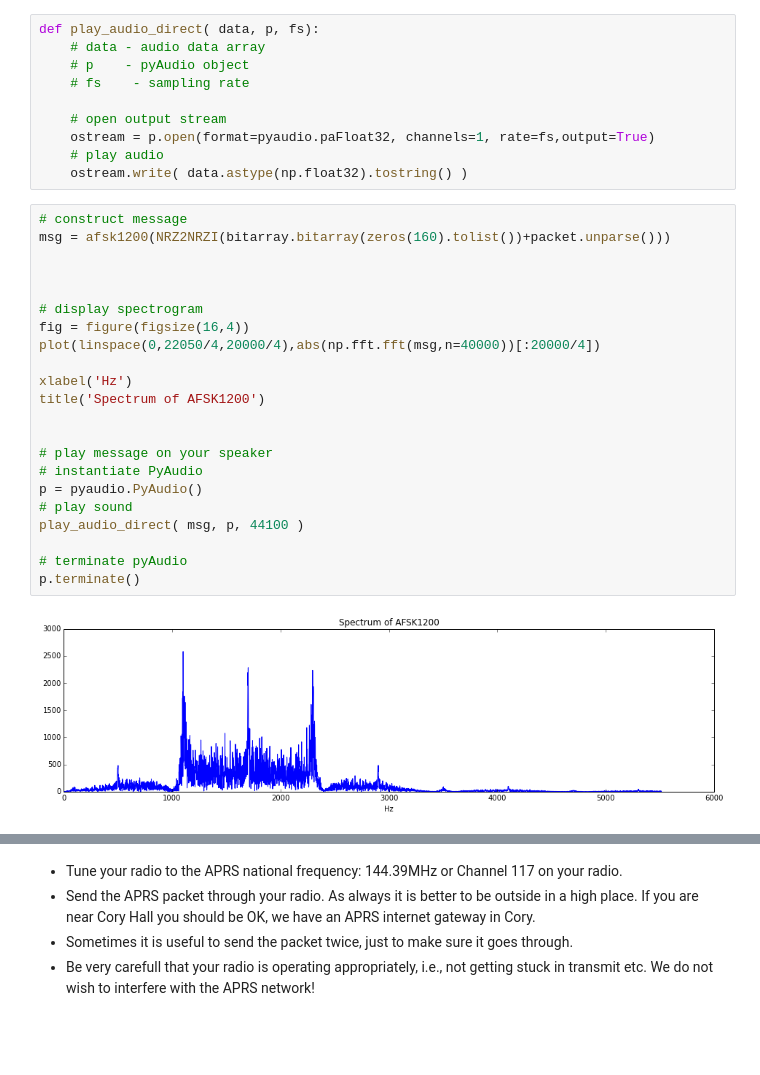
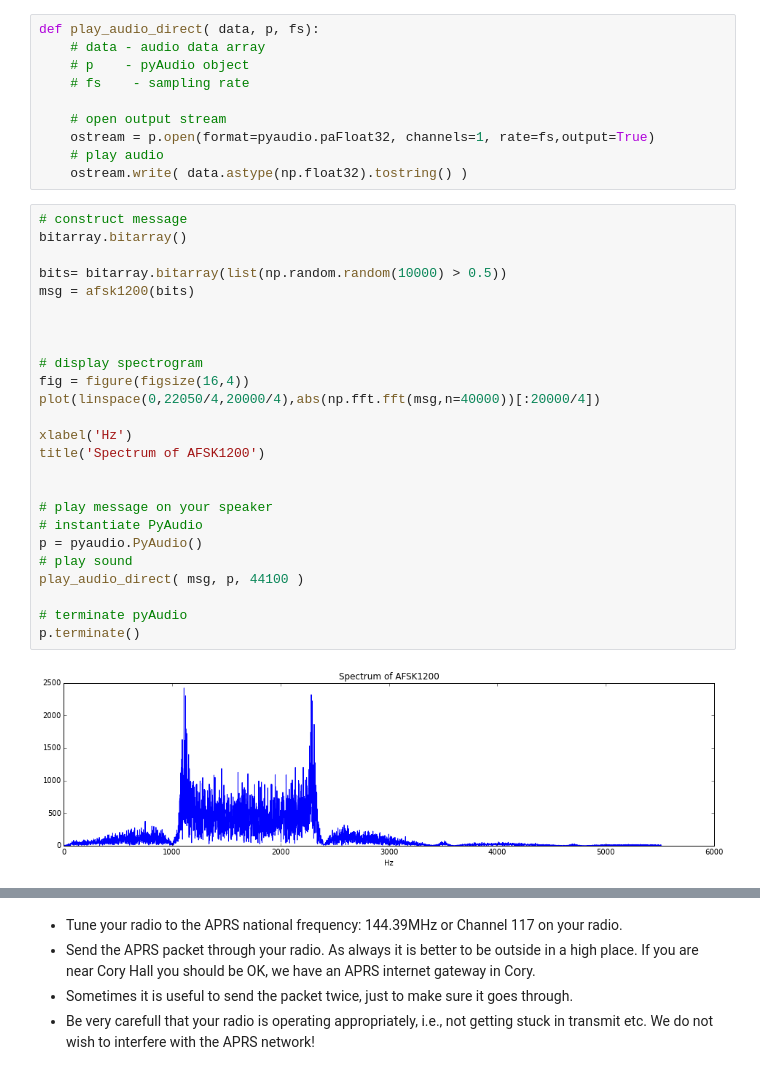
Before and after one commit to lambdaloop/radio-images, a Jupyter notebook: Lab6_Part_B-APRS.ipynb, the cells around one changed output, grey strips where cells are left out. Drawn from its saved outputs; the diff is of its cells as text; blank space fills up the shorter version.

```diff
--- a/Lab6_Part_B-APRS.ipynb
+++ b/Lab6_Part_B-APRS.ipynb
@@ -540,25 +366,28 @@ def play_audio_direct( data, p, fs):
     ostream.write( data.astype(np.float32).tostring() )
 # %%
 # construct message
-msg = afsk1200(NRZ2NRZI(bitarray.bitarray(zeros(160).tolist())+packet.unparse()))
+bitarray.bitarray()
+
+bits= bitarray.bitarray(list(np.random.random(10000) > 0.5))
+msg = afsk1200(bits)
 
 
 
 # display spectrogram
 fig = figure(figsize(16,4))
 plot(linspace(0,22050/4,20000/4),abs(np.fft.fft(msg,n=40000))[:20000/4])
 
 xlabel('Hz')
 title('Spectrum of AFSK1200')
 
 
 # play message on your speaker
 # instantiate PyAudio
 p = pyaudio.PyAudio()
 # play sound
 play_audio_direct( msg, p, 44100 )
 
 # terminate pyAudio
 p.terminate()
 # %% [output]
-[figure, old version]
+[figure, new version]
```
Also changed, not shown: parts of 34 cells of this notebook.
